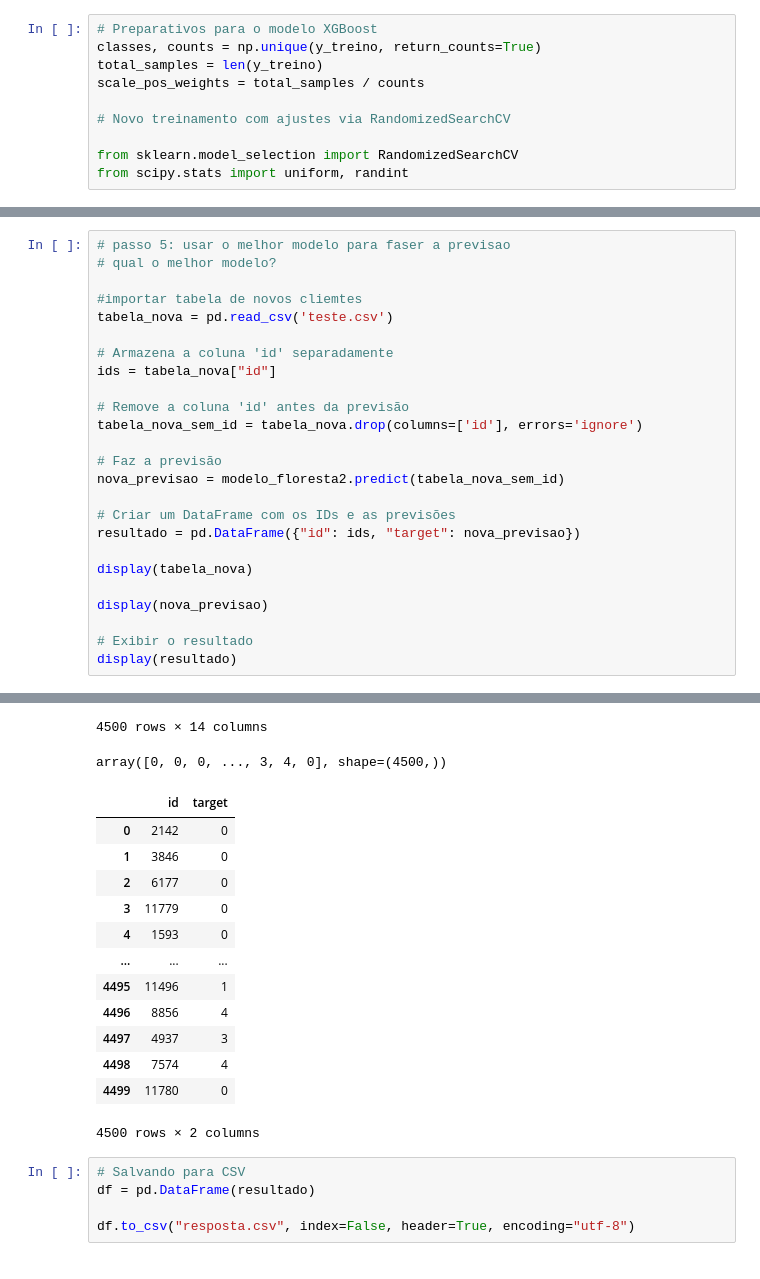
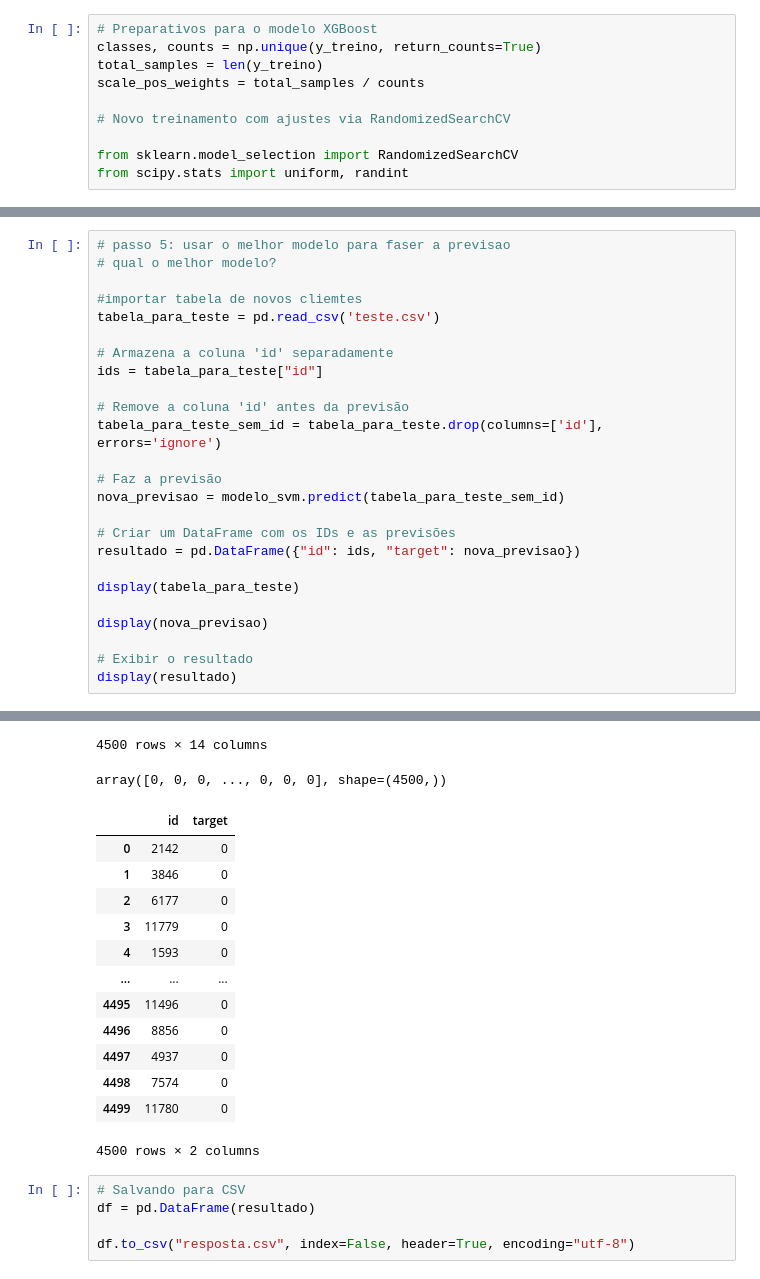
Before and after one commit to genetooo/ia, a Jupyter notebook: main.ipynb, the cells around one changed output, grey strips where cells are left out. Drawn from its saved outputs; the diff is of its cells as text.

```diff
--- a/main.ipynb
+++ b/main.ipynb
@@ -636,52 +530,52 @@ weighted avg       0.76      0.77      0.76      2625
 # qual o melhor modelo?
 
 #importar tabela de novos cliemtes
-tabela_nova = pd.read_csv('teste.csv')
+tabela_para_teste = pd.read_csv('teste.csv')
 
 # Armazena a coluna 'id' separadamente
-ids = tabela_nova["id"]
+ids = tabela_para_teste["id"]
 
 # Remove a coluna 'id' antes da previsão
-tabela_nova_sem_id = tabela_nova.drop(columns=['id'], errors='ignore')
+tabela_para_teste_sem_id = tabela_para_teste.drop(columns=['id'], errors='ignore')
 
 # Faz a previsão
-nova_previsao = modelo_floresta2.predict(tabela_nova_sem_id)
+nova_previsao = modelo_svm.predict(tabela_para_teste_sem_id)
 
 # Criar um DataFrame com os IDs e as previsões
 resultado = pd.DataFrame({"id": ids, "target": nova_previsao})
 
-display(tabela_nova)
+display(tabela_para_teste)
 
 display(nova_previsao)
 
 # Exibir o resultado
 display(resultado)
 # %% [output]
 |  | id | col_0 | col_1 | col_2 | col_3 | col_4 | col_5 | col_6 | col_7 | col_8 | col_9 | ... |
 | 0 | 2142 | 37.555079 | 3.205281 | 1.583984 | 11.330132 | 32.542511 | 6.581602 | 5.524091 | 5.202632 | 3.288405 | 3.009713 | ... |
 | 1 | 3846 | 28.933095 | 3.905861 | 2.171001 | 14.644065 | 26.406560 | 9.515010 | 4.023027 | 6.528586 | 4.202300 | 2.281440 | ... |
 | 2 | 6177 | 37.082903 | 3.259937 | 1.887675 | 12.313557 | 29.368109 | 6.533770 | 5.088085 | 5.913968 | 3.925079 | 2.619016 | ... |
 | 3 | 11779 | 24.011327 | 4.599539 | 2.102587 | 17.349264 | 27.121683 | 12.231295 | 2.664319 | 5.226405 | 5.232794 | 2.996656 | ... |
 | 4 | 1593 | 31.403592 | 2.543982 | 0.533288 | 14.778941 | 43.525198 | 5.225097 | 7.100292 | 4.516120 | 2.753415 | 3.386776 | ... |
 | ... | ... | ... | ... | ... | ... | ... | ... | ... | ... | ... | ... | ... |
 | 4495 | 11496 | 37.789367 | 3.511433 | 2.814992 | 10.697124 | 19.675079 | 9.844242 | 3.994824 | 5.082404 | 3.762631 | 3.075747 | ... |
 | 4496 | 8856 | 24.889203 | 2.508254 | 2.525974 | 15.868246 | 22.696114 | 6.931519 | 7.380456 | 6.599213 | 1.865822 | 2.242648 | ... |
 | 4497 | 4937 | 39.208404 | 2.843656 | 1.975679 | 14.071951 | 28.448221 | 7.391533 | 5.525009 | 3.912253 | 3.788423 | 3.718447 | ... |
 | 4498 | 7574 | 24.559490 | 2.084494 | 3.359952 | 12.531981 | 13.978740 | 6.302277 | 6.162282 | 4.496384 | 3.523565 | 3.397616 | ... |
 | 4499 | 11780 | 37.584518 | 3.461437 | 2.520365 | 14.156093 | 22.754748 | 9.939531 | 5.164832 | 7.109487 | 2.612023 | 1.962383 | ... |
 4500 rows × 14 columns
-array([0, 0, 0, ..., 3, 4, 0], shape=(4500,))
+array([0, 0, 0, ..., 0, 0, 0], shape=(4500,))
 |  | id | target |
 | 0 | 2142 | 0 |
 | 1 | 3846 | 0 |
 | 2 | 6177 | 0 |
 | 3 | 11779 | 0 |
 | 4 | 1593 | 0 |
 | ... | ... | ... |
-| 4495 | 11496 | 1 |
-| 4496 | 8856 | 4 |
-| 4497 | 4937 | 3 |
-| 4498 | 7574 | 4 |
+| 4495 | 11496 | 0 |
+| 4496 | 8856 | 0 |
+| 4497 | 4937 | 0 |
+| 4498 | 7574 | 0 |
 | 4499 | 11780 | 0 |
 4500 rows × 2 columns
 # %%
```
Also changed, not shown: parts of 16 cells of this notebook, 1 other file.
